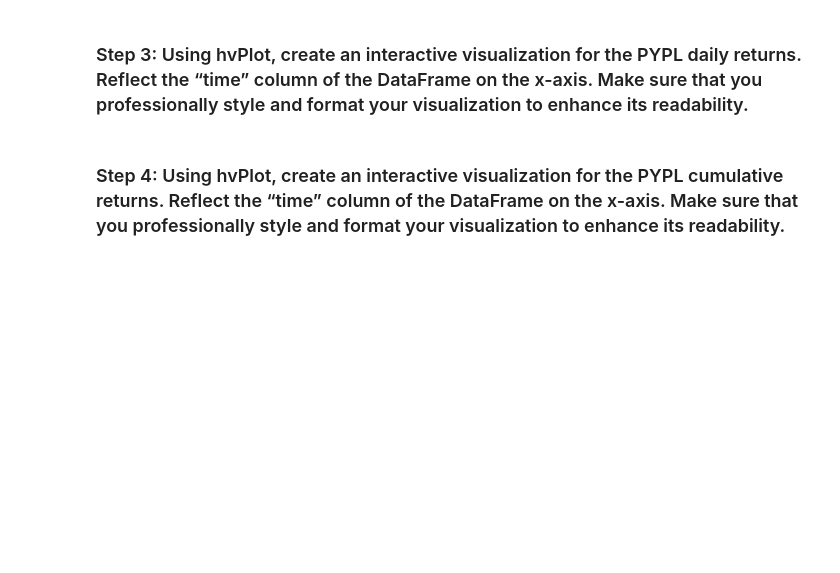
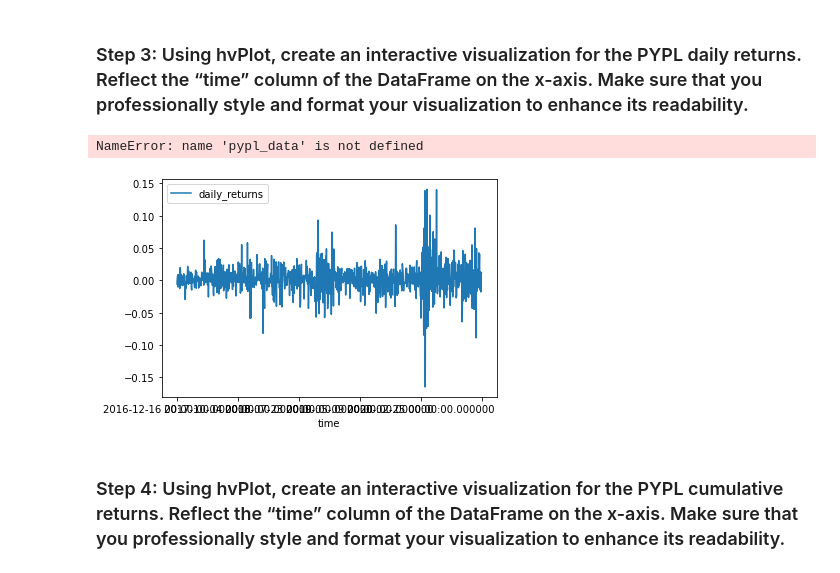
Before and after one commit to vsgellon/ETF_Analyzer, a Jupyter notebook: etf_analyzer.ipynb, the cells around one changed output. Drawn from its saved outputs; the diff is of its cells as text; code cells hidden in the pictures; blank space fills up the shorter version.

```diff
--- a/etf_analyzer.ipynb
+++ b/etf_analyzer.ipynb
@@ -172,12 +172,11 @@ pypl_dataframe.tail()
 ### Step 3: Using hvPlot, create an interactive visualization for the PYPL daily returns. Reflect the “time” column of the DataFrame on the x-axis. Make sure that you professionally style and format your visualization to enhance its readability.
 # %%
 # Create an interactive visualization with hvplot to plot the daily returns for PYPL.
-# !pip install hvplot
-# import hvplot
-# import hvplot.pandas
-# pypl_dataframe.plot(x='time', y='daily_returns')
-
-#pypl_data.hvplot(x='time', y='daily_returns', frame_width=900, frame_height=600, title='Daily Returns for PYPL')
+pypl_dataframe.plot(x='time', y='daily_returns')
+pypl_data.hvplot(x='time', y='daily_returns', frame_width=900, frame_height=600, title='Daily Returns for PYPL')
+# %% [output]
+NameError: name 'pypl_data' is not defined
+[figure, added]
 # %% [markdown]
 ### Step 4: Using hvPlot, create an interactive visualization for the PYPL cumulative returns. Reflect the “time” column of the DataFrame on the x-axis. Make sure that you professionally style and format your visualization to enhance its readability.
 # %%
```
Also changed, not shown: parts of 3 cells of this notebook.
